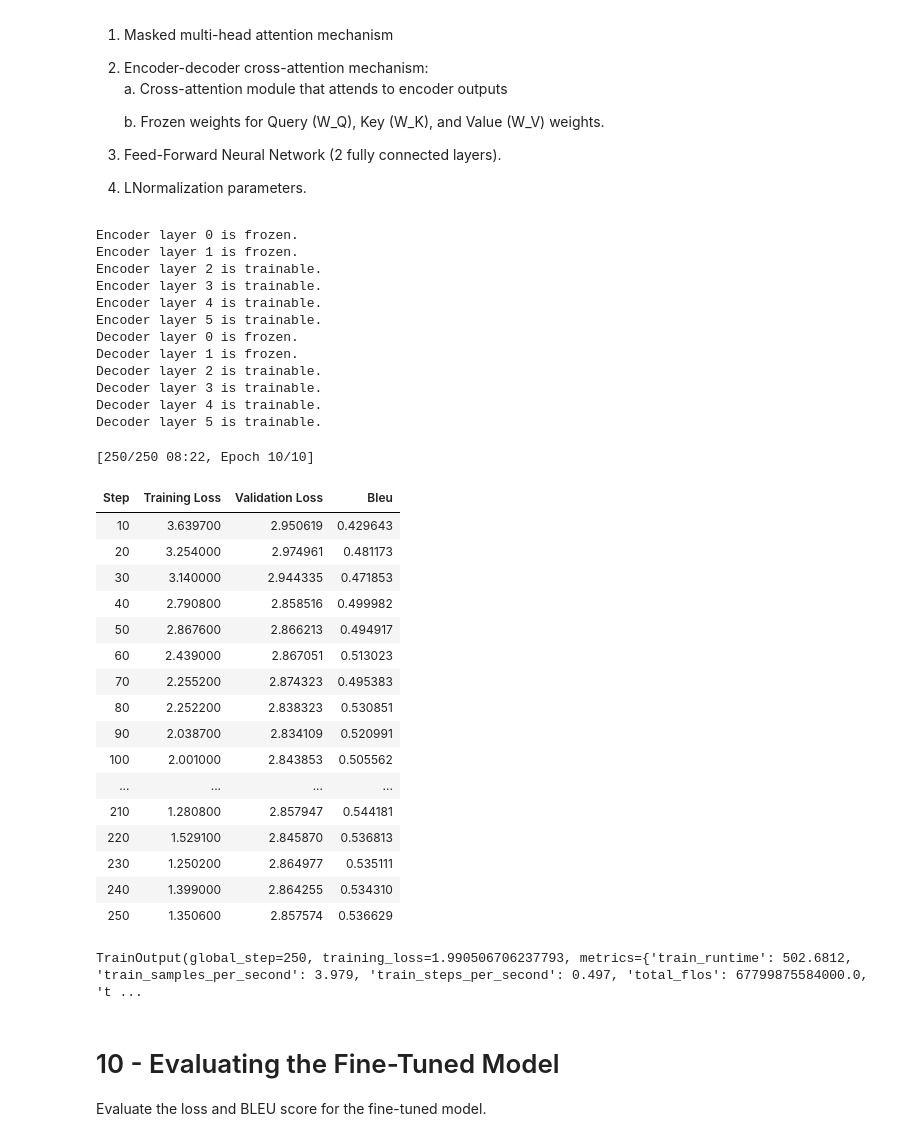
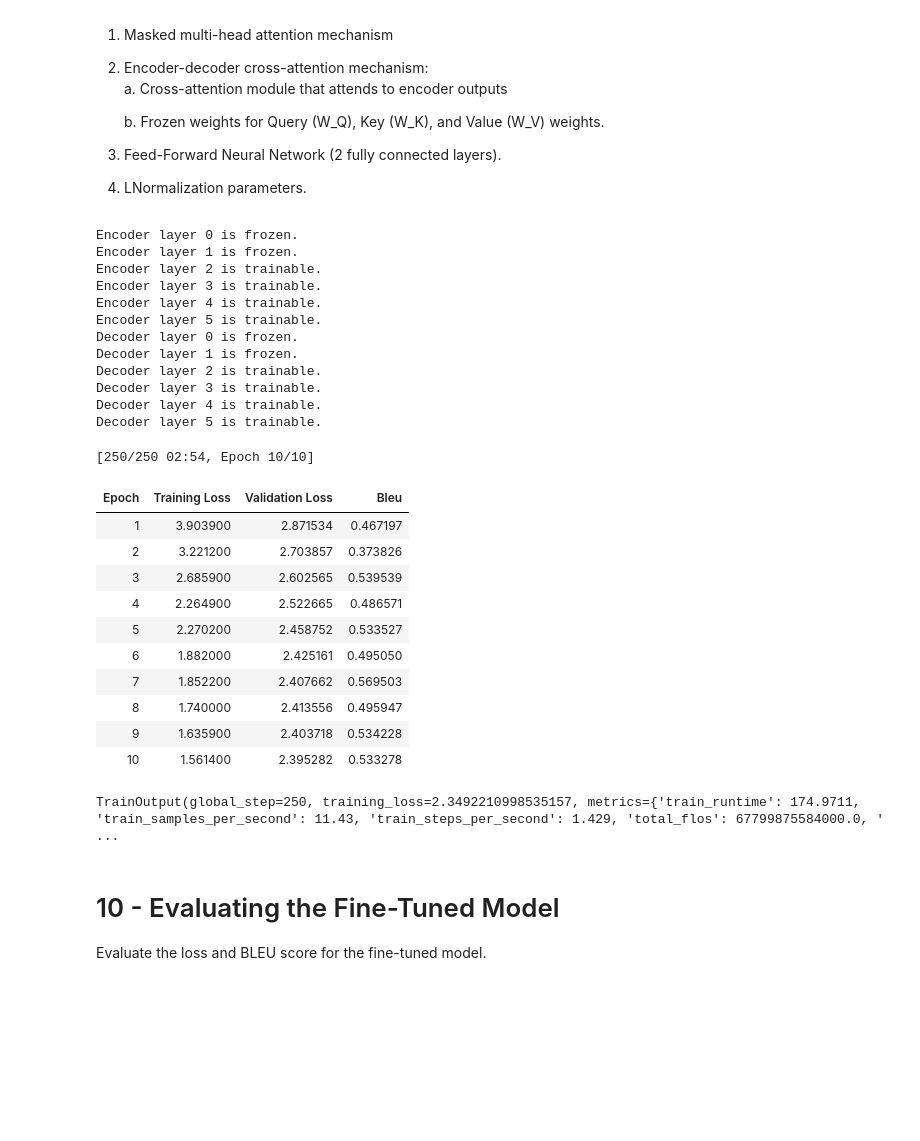
Before and after one commit to jkinnevan/EE526FinalProject, a Jupyter notebook: seq2seqTransformerHW.ipynb, the cells around one changed output. Cells and saved outputs as stored; diff of their text form; code cells hidden in the pictures; blank space fills up the shorter version.

```diff
--- a/seq2seqTransformerHW.ipynb
+++ b/seq2seqTransformerHW.ipynb
@@ -690,70 +685,64 @@ def freeze_layers(model, num_encoder_layers_to_freeze, num_decoder_layers_to_fre
 freeze_layers(model, num_encoder_layers_to_freeze=2, num_decoder_layers_to_freeze=2)
 
 finetuning_args = Seq2SeqTrainingArguments(
-    output_dir='./results_finetune',  # Separate output directory for fine-tuning
-    num_train_epochs=10,              # Same epochs
-    per_device_train_batch_size=8,   # Maintain batch size
-    per_device_eval_batch_size=8,    # Same for evaluation
-    save_steps=20,                   # Save checkpoints less frequently
-    save_total_limit=2,              # Limit the number of saved checkpoints
-    evaluation_strategy='steps',     # Evaluate more frequently during fine-tuning
-    eval_steps=10,                   # Evaluate every 10 steps
-    predict_with_generate=True,      # Useful for translation tasks
-    logging_dir='./logs_finetune',   # Separate logs directory
-    logging_steps=10,
-    learning_rate=5e-5,              # Lower learning rate for fine-tuning
-    fp16=True,                       # Mixed precision for faster training
-    seed=42,                         # Reproducibility
-    save_strategy="steps",           # Save checkpoints based on steps
-    generation_max_length=128,       # Optional for text generation tasks
-    generation_num_beams=5           # Same beams
+    output_dir='./results_finetune',    # Separate output directory for fine-tuning
+    num_train_epochs=10,                # Maintain epochs
+    per_device_train_batch_size=8,      # Maintain batch size
+    per_device_eval_batch_size=8,       # Same for evaluation
+    # save_steps=20,                    # No need to save checkpoints for this homework.
+    # save_total_limit=2,               # Limit the number of saved checkpoints
+    evaluation_strategy='epoch',        # Evaluate more frequently during fine-tuning
+    eval_steps=10,                      # Evaluate every 10 steps
+    predict_with_generate=True,         # Useful for translation tasks
+    logging_dir='./logs_finetune',      # Separate log directory
+    logging_steps=10,                   # Log every 10 steps
+    learning_rate=5e-5,                 # Lower learning rate for fine-tuning
+    fp16=True,                          # Mixed precision for faster training
+    seed=42,                            # Use seed for reproducibility
+    save_strategy="no",                 # Save checkpoints is disabled
+    generation_max_length=128,          # Optional for text generation tasks
+    generation_num_beams=5              # Same beams
 )
 
 # Re-instantiate the trainer with the finetune dataset
 trainer_finetune = Seq2SeqTrainer(
     model=model,
     args=finetuning_args,
     train_dataset=finetune_dataset,
     eval_dataset=test_dataset,
     tokenizer=wrapped_tokenizer,
     data_collator=data_collator,
     compute_metrics=compute_metrics
 )
 
 # Fine-tune the model
 trainer_finetune.train()
 # %% [output]
 Encoder layer 0 is frozen.
 Encoder layer 1 is frozen.
 Encoder layer 2 is trainable.
 Encoder layer 3 is trainable.
 Encoder layer 4 is trainable.
 Encoder layer 5 is trainable.
 Decoder layer 0 is frozen.
 Decoder layer 1 is frozen.
 Decoder layer 2 is trainable.
 Decoder layer 3 is trainable.
 Decoder layer 4 is trainable.
 Decoder layer 5 is trainable.
-[250/250 08:22, Epoch 10/10]
+[250/250 02:54, Epoch 10/10]
-| Step | Training Loss | Validation Loss | Bleu |
-| 10 | 3.639700 | 2.950619 | 0.429643 |
-| 20 | 3.254000 | 2.974961 | 0.481173 |
-| 30 | 3.140000 | 2.944335 | 0.471853 |
-| 40 | 2.790800 | 2.858516 | 0.499982 |
-| 50 | 2.867600 | 2.866213 | 0.494917 |
-| 60 | 2.439000 | 2.867051 | 0.513023 |
-| 70 | 2.255200 | 2.874323 | 0.495383 |
-| 80 | 2.252200 | 2.838323 | 0.530851 |
-| 90 | 2.038700 | 2.834109 | 0.520991 |
-| 100 | 2.001000 | 2.843853 | 0.505562 |
-| ... | ... | ... | ... |
-| 210 | 1.280800 | 2.857947 | 0.544181 |
-| 220 | 1.529100 | 2.845870 | 0.536813 |
-| 230 | 1.250200 | 2.864977 | 0.535111 |
-| 240 | 1.399000 | 2.864255 | 0.534310 |
-| 250 | 1.350600 | 2.857574 | 0.536629 |
+| Epoch | Training Loss | Validation Loss | Bleu |
+| 1 | 3.903900 | 2.871534 | 0.467197 |
+| 2 | 3.221200 | 2.703857 | 0.373826 |
+| 3 | 2.685900 | 2.602565 | 0.539539 |
+| 4 | 2.264900 | 2.522665 | 0.486571 |
+| 5 | 2.270200 | 2.458752 | 0.533527 |
+| 6 | 1.882000 | 2.425161 | 0.495050 |
+| 7 | 1.852200 | 2.407662 | 0.569503 |
+| 8 | 1.740000 | 2.413556 | 0.495947 |
+| 9 | 1.635900 | 2.403718 | 0.534228 |
+| 10 | 1.561400 | 2.395282 | 0.533278 |
-TrainOutput(global_step=250, training_loss=1.990506706237793, metrics={'train_runtime': 502.6812, 'train_samples_per_second': 3.979, 'train_steps_per_second': 0.497, 'total_flos': 67799875584000.0, 't ...
+TrainOutput(global_step=250, training_loss=2.3492210998535157, metrics={'train_runtime': 174.9711, 'train_samples_per_second': 11.43, 'train_steps_per_second': 1.429, 'total_flos': 67799875584000.0, ' ...
 # %% [markdown]
 # 10 - Evaluating the Fine-Tuned Model
 
```
Also changed, not shown: parts of 14 cells of this notebook.
